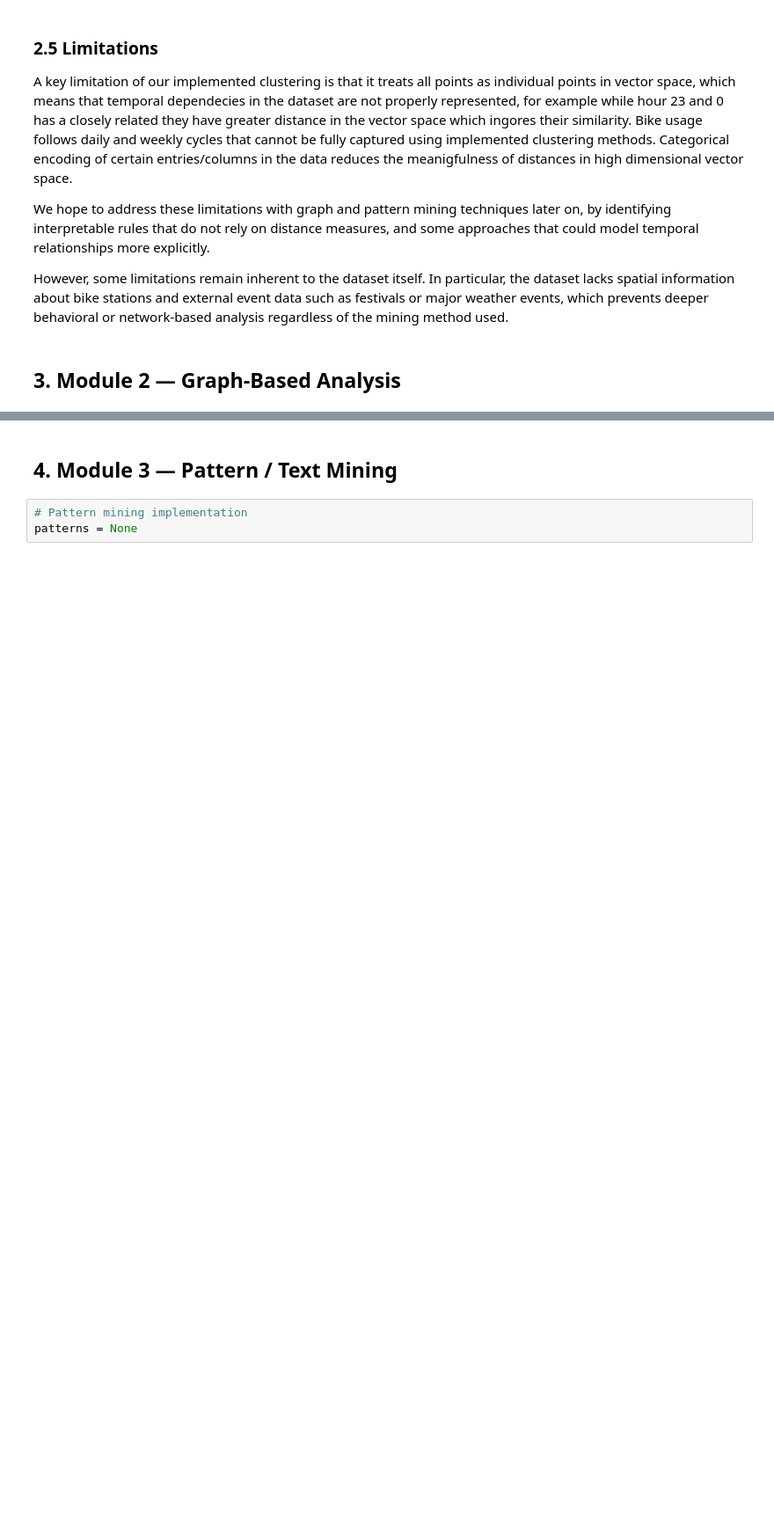
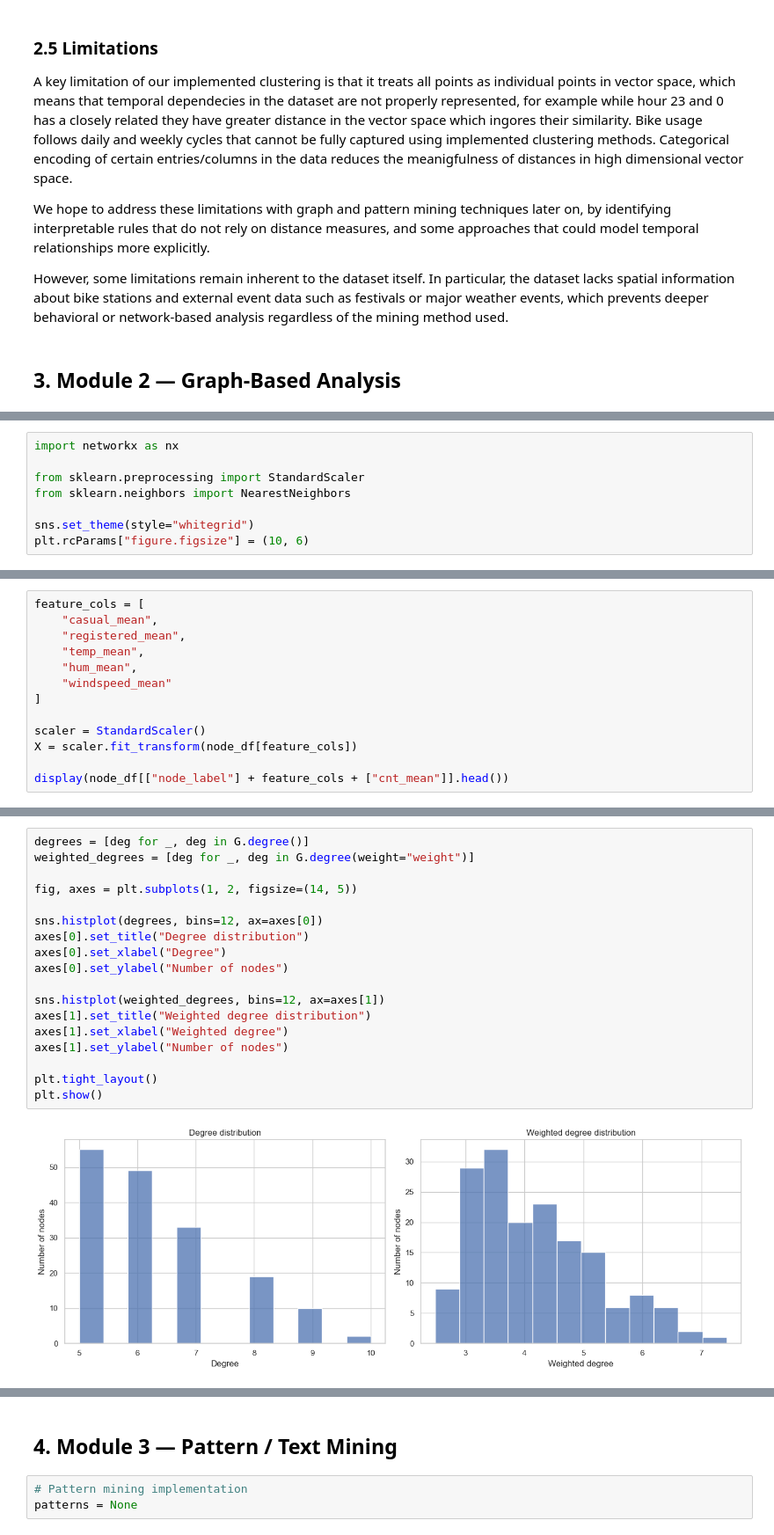
Before and after one commit to DominikKysel/DM-Project, a Jupyter notebook: data_mining_project_bike_sharing.ipynb, the cells around one changed output, grey strips where cells are left out. Shown at 88% size. Saved outputs shown, nothing was run; the diff lists cells and outputs as text; blank space fills up the shorter version.

```diff
--- a/data_mining_project_bike_sharing.ipynb
+++ b/data_mining_project_bike_sharing.ipynb
@@ -2189,0 +2198,8 @@ G = nx.Graph()
+# %%
+import networkx as nx
+
+from sklearn.preprocessing import StandardScaler
+from sklearn.neighbors import NearestNeighbors
+
+sns.set_theme(style="whitegrid")
+plt.rcParams["figure.figsize"] = (10, 6)
@@ -2189,0 +2285,13 @@ G = nx.Graph()
+# %%
+feature_cols = [
+    "casual_mean",
+    "registered_mean",
+    "temp_mean",
+    "hum_mean",
+    "windspeed_mean"
+]
+
+scaler = StandardScaler()
+X = scaler.fit_transform(node_df[feature_cols])
+
+display(node_df[["node_label"] + feature_cols + ["cnt_mean"]].head())
@@ -2189,0 +2375,20 @@ G = nx.Graph()
+# %%
+degrees = [deg for _, deg in G.degree()]
+weighted_degrees = [deg for _, deg in G.degree(weight="weight")]
+
+fig, axes = plt.subplots(1, 2, figsize=(14, 5))
+
+sns.histplot(degrees, bins=12, ax=axes[0])
+axes[0].set_title("Degree distribution")
+axes[0].set_xlabel("Degree")
+axes[0].set_ylabel("Number of nodes")
+
+sns.histplot(weighted_degrees, bins=12, ax=axes[1])
+axes[1].set_title("Weighted degree distribution")
+axes[1].set_xlabel("Weighted degree")
+axes[1].set_ylabel("Number of nodes")
+
+plt.tight_layout()
+plt.show()
+# %% [output]
+[figure, added]
```
Also changed, not shown: parts of 38 cells of this notebook.
